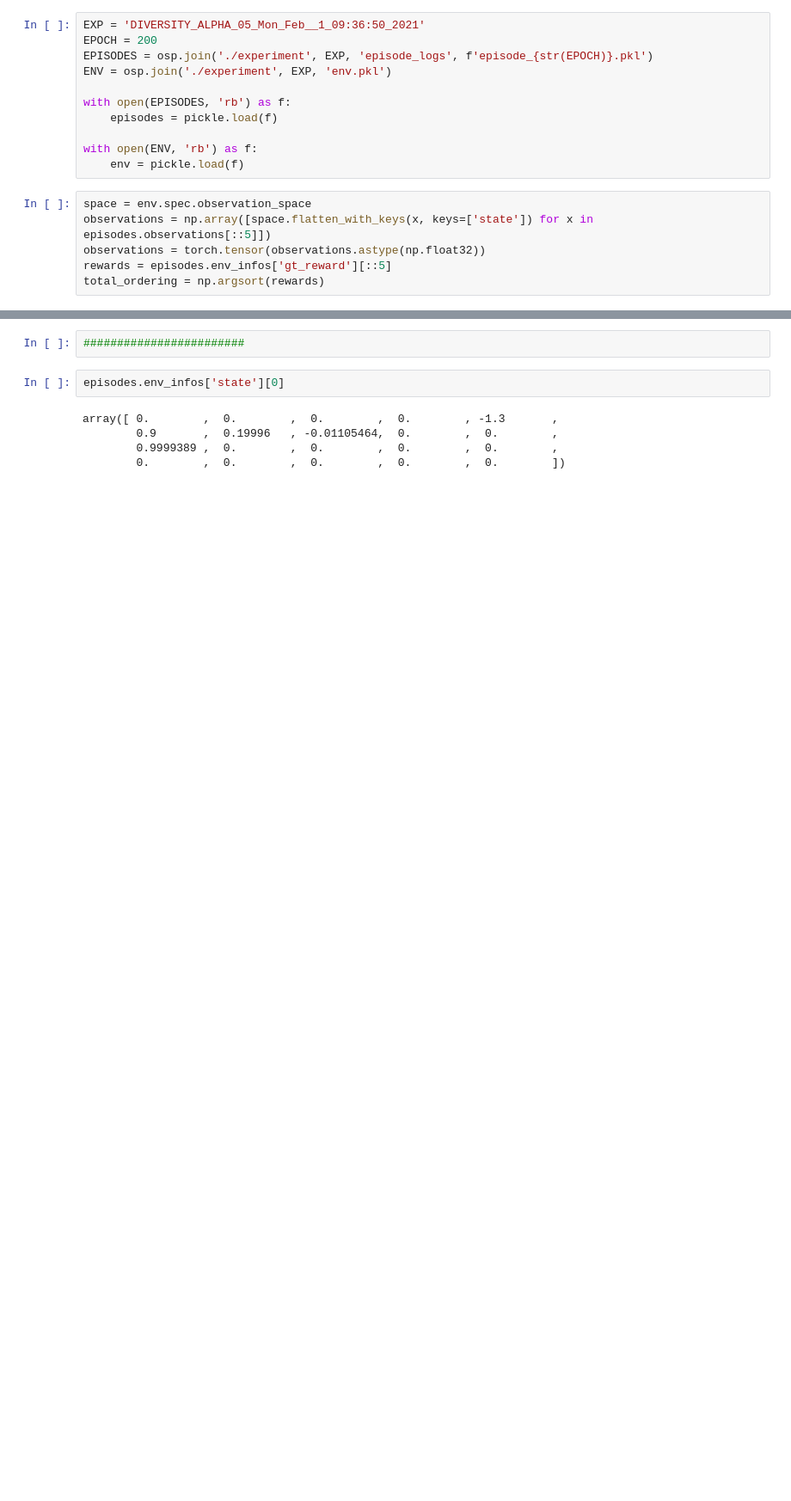
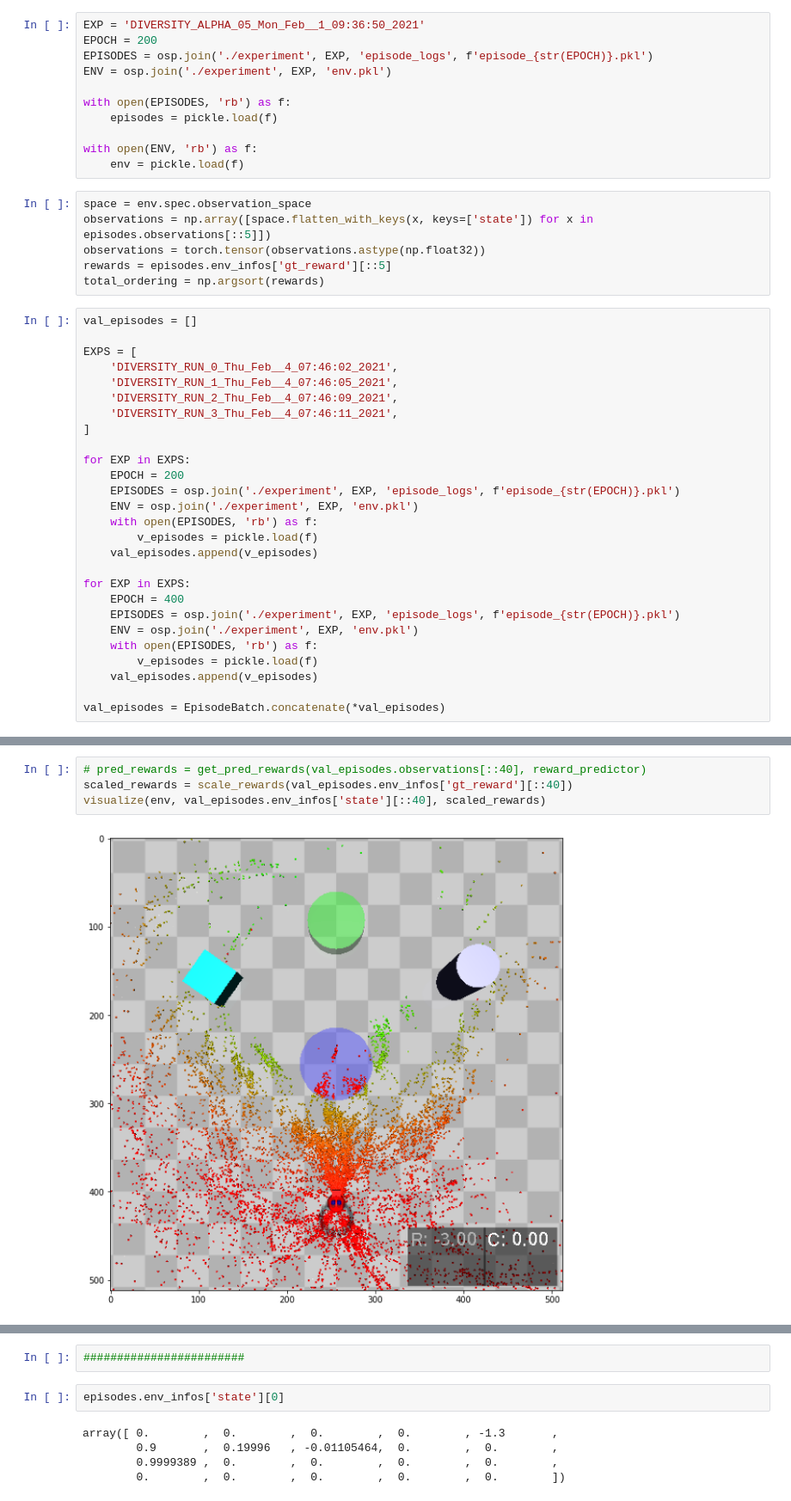
Before and after one commit to jamesborg46/robust_rewards_from_preferences, a Jupyter notebook: notebooks/AnalysingRewardPredictions.ipynb, the cells around one changed output, grey strips where cells are left out. Shown at 86% size. Saved outputs shown, nothing was run; the diff lists cells and outputs as text; blank space fills up the shorter version.

```diff
--- a/notebooks/AnalysingRewardPredictions.ipynb
+++ b/notebooks/AnalysingRewardPredictions.ipynb
@@ -175,3 +175,30 @@ observations = np.array([space.flatten_with_keys(x, keys=['state']) for x in epi
 observations = torch.tensor(observations.astype(np.float32))
 rewards = episodes.env_infos['gt_reward'][::5]
 total_ordering = np.argsort(rewards)
+# %%
+val_episodes = []
+
+EXPS = [
+    'DIVERSITY_RUN_0_Thu_Feb__4_07:46:02_2021',
+    'DIVERSITY_RUN_1_Thu_Feb__4_07:46:05_2021',
+    'DIVERSITY_RUN_2_Thu_Feb__4_07:46:09_2021',
+    'DIVERSITY_RUN_3_Thu_Feb__4_07:46:11_2021',
+]
+
+for EXP in EXPS:
+    EPOCH = 200
+    EPISODES = osp.join('./experiment', EXP, 'episode_logs', f'episode_{str(EPOCH)}.pkl')
+    ENV = osp.join('./experiment', EXP, 'env.pkl')
+    with open(EPISODES, 'rb') as f:
+        v_episodes = pickle.load(f)
+    val_episodes.append(v_episodes)
+
+for EXP in EXPS:
+    EPOCH = 400
+    EPISODES = osp.join('./experiment', EXP, 'episode_logs', f'episode_{str(EPOCH)}.pkl')
+    ENV = osp.join('./experiment', EXP, 'env.pkl')
+    with open(EPISODES, 'rb') as f:
+        v_episodes = pickle.load(f)
+    val_episodes.append(v_episodes)
+
+val_episodes = EpisodeBatch.concatenate(*val_episodes)
@@ -177,0 +262,6 @@ total_ordering = np.argsort(rewards)
+# %%
+# pred_rewards = get_pred_rewards(val_episodes.observations[::40], reward_predictor)
+scaled_rewards = scale_rewards(val_episodes.env_infos['gt_reward'][::40])
+visualize(env, val_episodes.env_infos['state'][::40], scaled_rewards)
+# %% [output]
+[figure, added]
```
Also changed, not shown: parts of 15 cells of this notebook, 2 other files.
